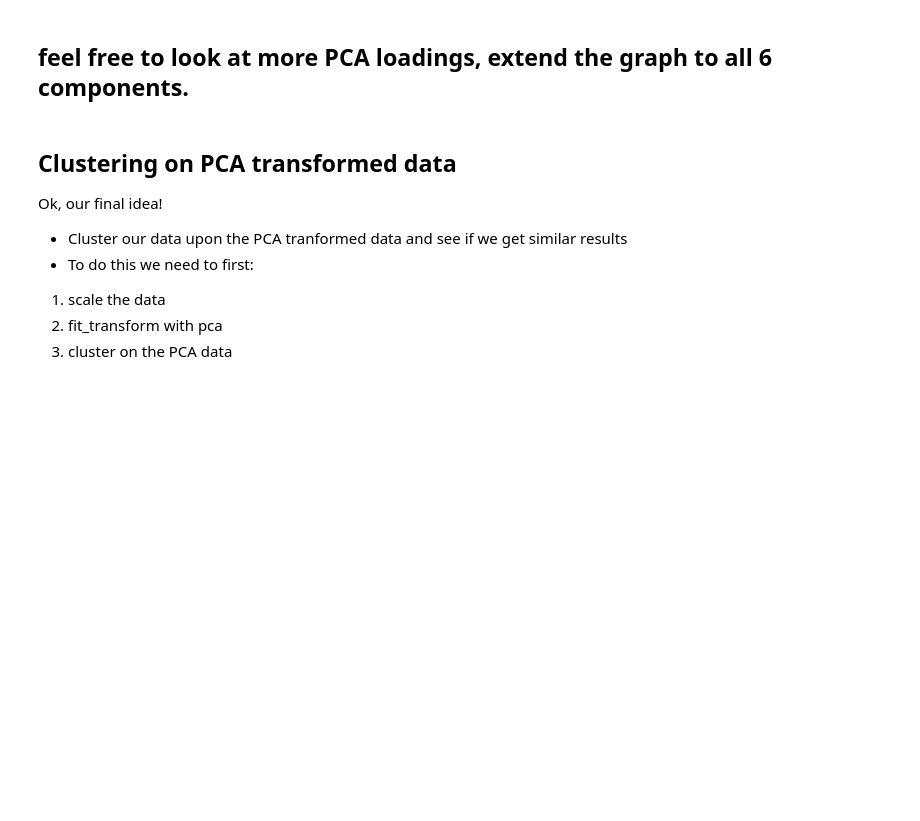
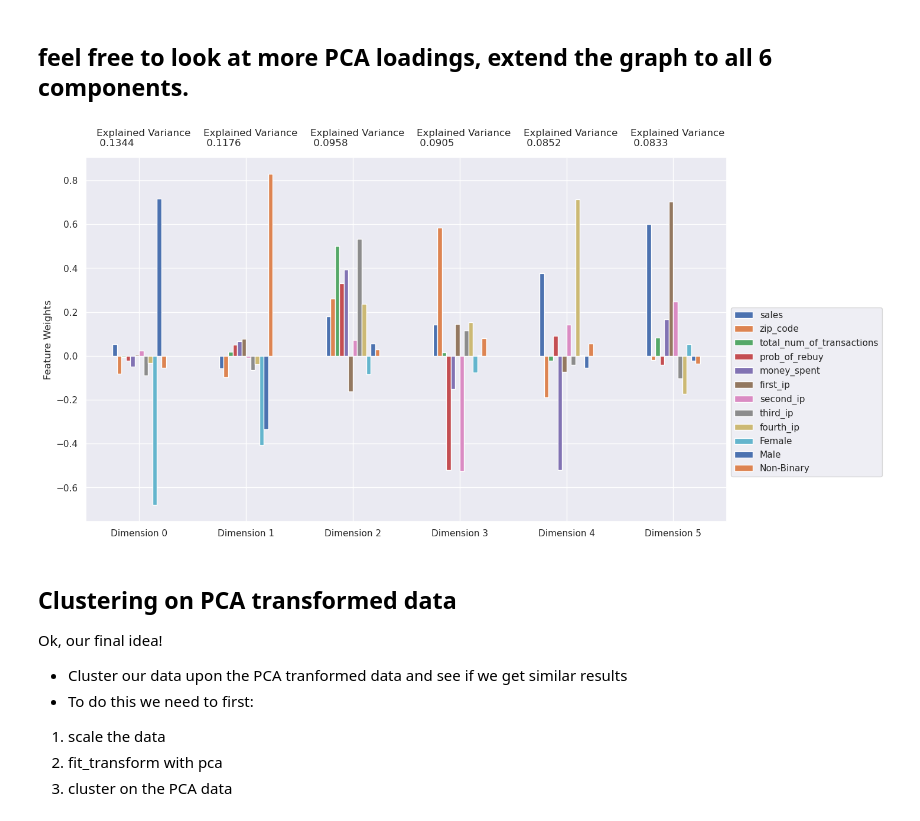
Before and after one commit to KyleSDeveloper/data-science-machine-learning-main, a Jupyter notebook: notebooks/11_PCA_cluster_customers.ipynb, the cells around one changed output. Saved outputs shown, nothing was run; the diff lists cells and outputs as text; code cells hidden in the pictures; blank space fills up the shorter version.

```diff
--- a/notebooks/11_PCA_cluster_customers.ipynb
+++ b/notebooks/11_PCA_cluster_customers.ipynb
@@ -781,5 +788,28 @@ What relationship do you see between the centroids of your kmeans clusters and t
 # %% [markdown]
 ## feel free to look at more PCA loadings, extend the graph to all 6 components.
+# %%
+def plot_pca_comps(pca_item, num_dims, data):
+
+    variance_ratios = pca_item.explained_variance_ratio_
+    components = pd.DataFrame(pca_item.components_[:num_dims], columns = data.columns)
+
+    fig, ax = plt.subplots(figsize = (14,8))
+
+    components.plot(ax=ax, kind = 'bar');
+    ax.set_ylabel("Feature Weights")
+    dims = [f'Dimension {i}' for i in range(num_dims)]
+    ax.set_xticklabels(labels =dims,rotation=0)
+
+    # Display the explained variance ratios
+    for i, ev in enumerate(pca_item.explained_variance_ratio_[:num_dims]):
+        ax.text(i-0.40, ax.get_ylim()[1] + 0.05, f"Explained Variance\n {np.round(ev,4)}")
+
+    ax.legend(loc='best', bbox_to_anchor=(0.75, 0.1, 0.5, 0.5)) # bbox is (x,y, width, height)
+# %%
+# pass PCA, # of dimensions to plot, X the data )
+plot_pca_comps(pca, 6, X)
+# %% [output]
+[figure, added]
 # %% [markdown]
 ## Clustering on PCA transformed data
 Ok, our final idea!
```
Also changed, not shown: parts of 19 cells of this notebook.
